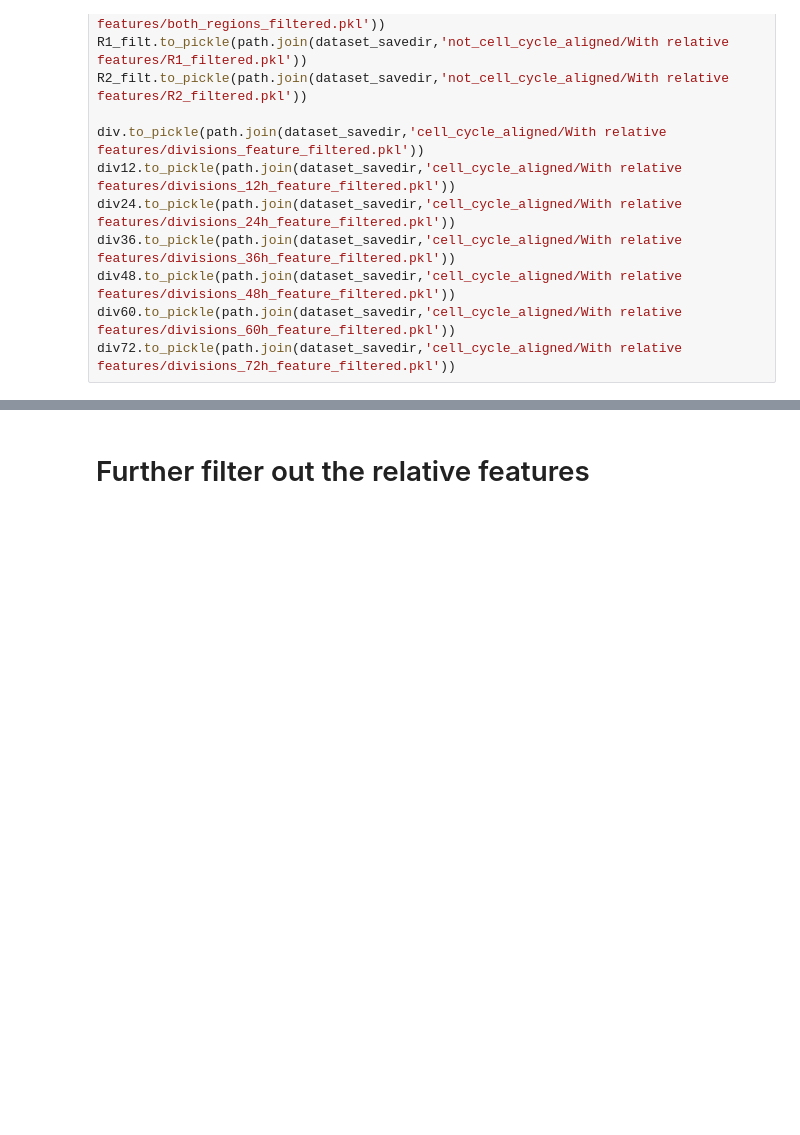
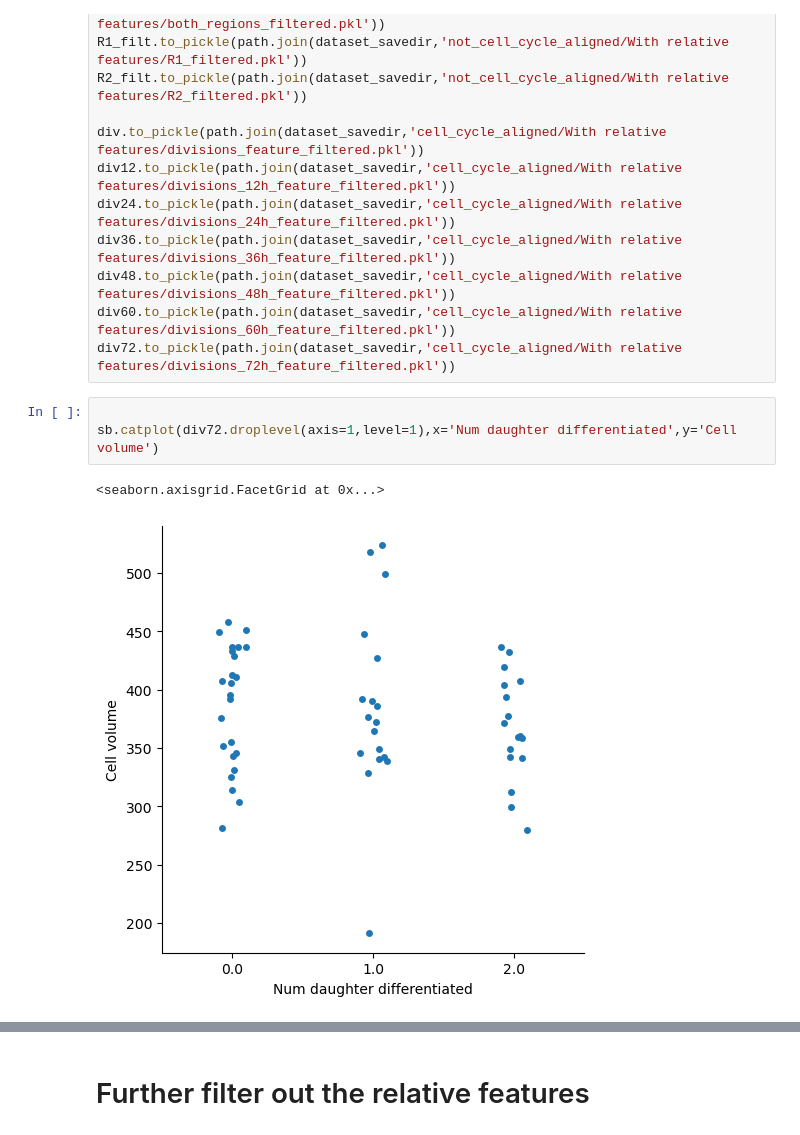
Before and after one commit to xies/mouse_skin_size_control, a Jupyter notebook: 2025_lineage_analysis/annotability_results/prepare_datasets_without_neighbor_data.ipynb, the cells around one changed output, grey strips where cells are left out. Drawn from its saved outputs; the diff is of its cells as text; blank space fills up the shorter version.

```diff
--- a/2025_lineage_analysis/annotability_results/prepare_datasets_without_neighbor_data.ipynb
+++ b/2025_lineage_analysis/annotability_results/prepare_datasets_without_neighbor_data.ipynb
@@ -185,3 +180,9 @@ div36.to_pickle(path.join(dataset_savedir,'cell_cycle_aligned/With relative feat
 div48.to_pickle(path.join(dataset_savedir,'cell_cycle_aligned/With relative features/divisions_48h_feature_filtered.pkl'))
 div60.to_pickle(path.join(dataset_savedir,'cell_cycle_aligned/With relative features/divisions_60h_feature_filtered.pkl'))
 div72.to_pickle(path.join(dataset_savedir,'cell_cycle_aligned/With relative features/divisions_72h_feature_filtered.pkl'))
+# %%
+
+sb.catplot(div72.droplevel(axis=1,level=1),x='Num daughter differentiated',y='Cell volume')
+# %% [output]
+<seaborn.axisgrid.FacetGrid at 0x...>
+[figure, added]
```
Also changed, not shown: parts of 7 cells of this notebook, 4 other files.
